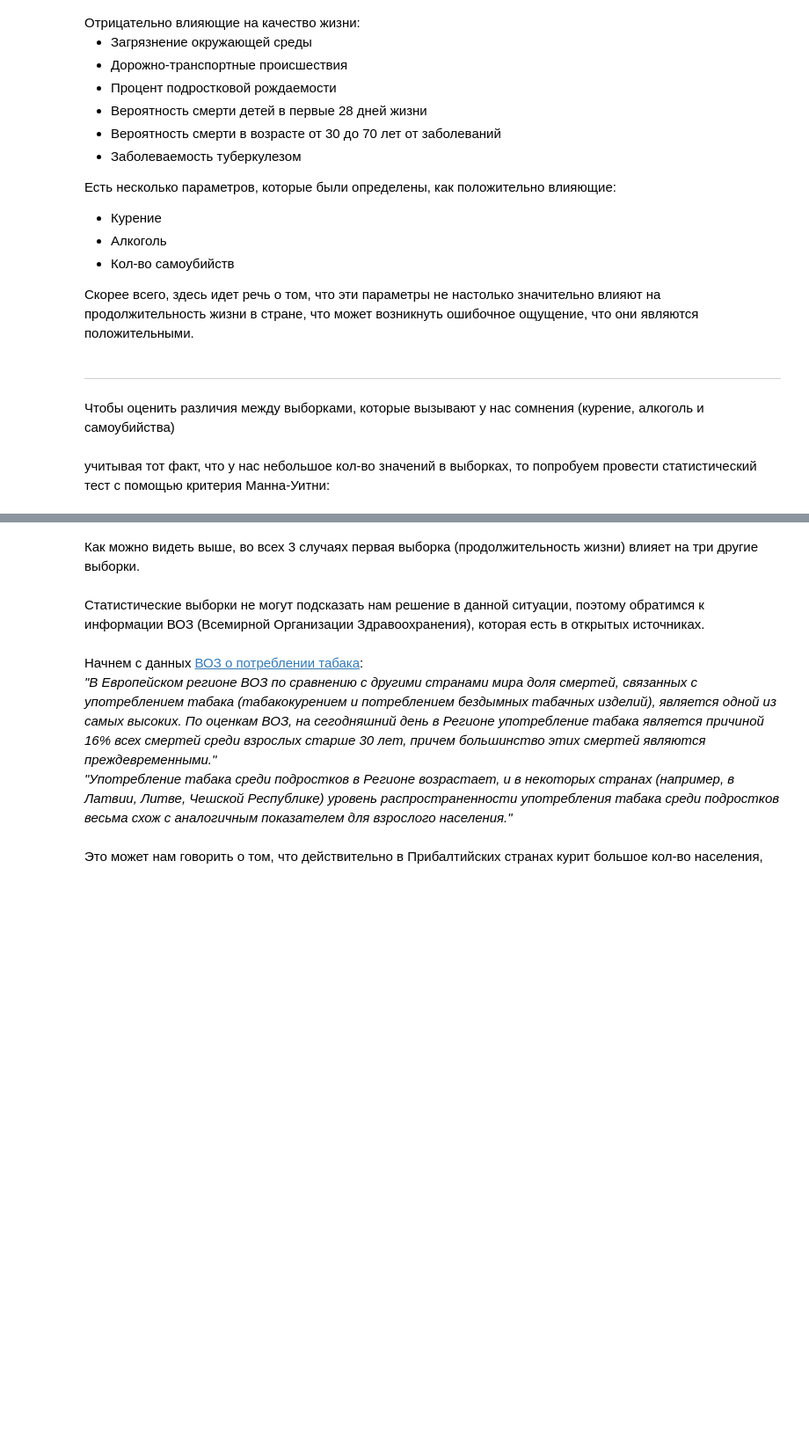
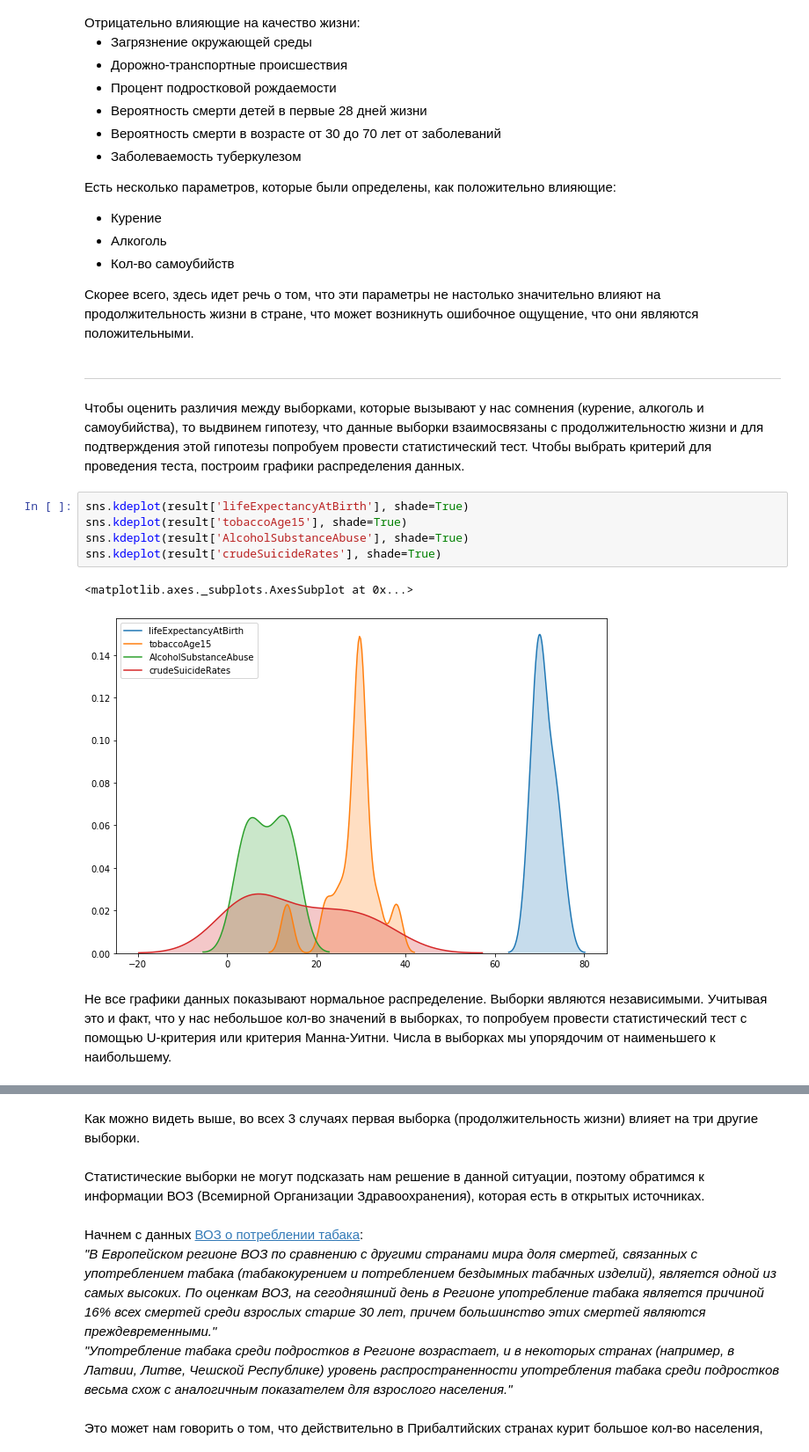
Before and after one commit to iamdenizzz/Diplom_DA-11, a Jupyter notebook: Diplom.ipynb, the cells around one changed output, grey strips where cells are left out. Shown at 88% size. Cells and saved outputs as stored; diff of their text form; blank space fills up the shorter version.

```diff
--- a/Diplom.ipynb
+++ b/Diplom.ipynb
@@ -573,7 +572,15 @@ plt.show()
 # %% [markdown]
 ***
 <a id="22"></a>
-Чтобы оценить различия между выборками, которые вызывают у нас сомнения (курение, алкоголь и самоубийства)
+Чтобы оценить различия между выборками, которые вызывают у нас сомнения (курение, алкоголь и самоубийства), то выдвинем гипотезу, что данные выборки взаимосвязаны с продолжительностю жизни и для подтверждения этой гипотезы попробуем провести статистический тест. Чтобы выбрать критерий для проведения теста, построим графики распределения данных.
+# %%
+sns.kdeplot(result['lifeExpectancyAtBirth'], shade=True)
+sns.kdeplot(result['tobaccoAge15'], shade=True)
+sns.kdeplot(result['AlcoholSubstanceAbuse'], shade=True)
+sns.kdeplot(result['crudeSuicideRates'], shade=True)
+# %% [output]
+<matplotlib.axes._subplots.AxesSubplot at 0x...>
+[figure, added]
 # %% [markdown]
-учитывая тот факт, что у нас небольшое кол-во значений в выборках, то попробуем провести статистический тест с помощью критерия Манна-Уитни:
+Не все графики данных показывают нормальное распределение. Выборки являются независимыми. Учитывая это и факт, что у нас небольшое кол-во значений в выборках, то попробуем провести статистический тест с помощью U-критерия или критерия Манна-Уитни. Числа в выборках мы упорядочим от наименьшего к наибольшему.
 # %%
```
Also changed, not shown: parts of 17 cells of this notebook.
